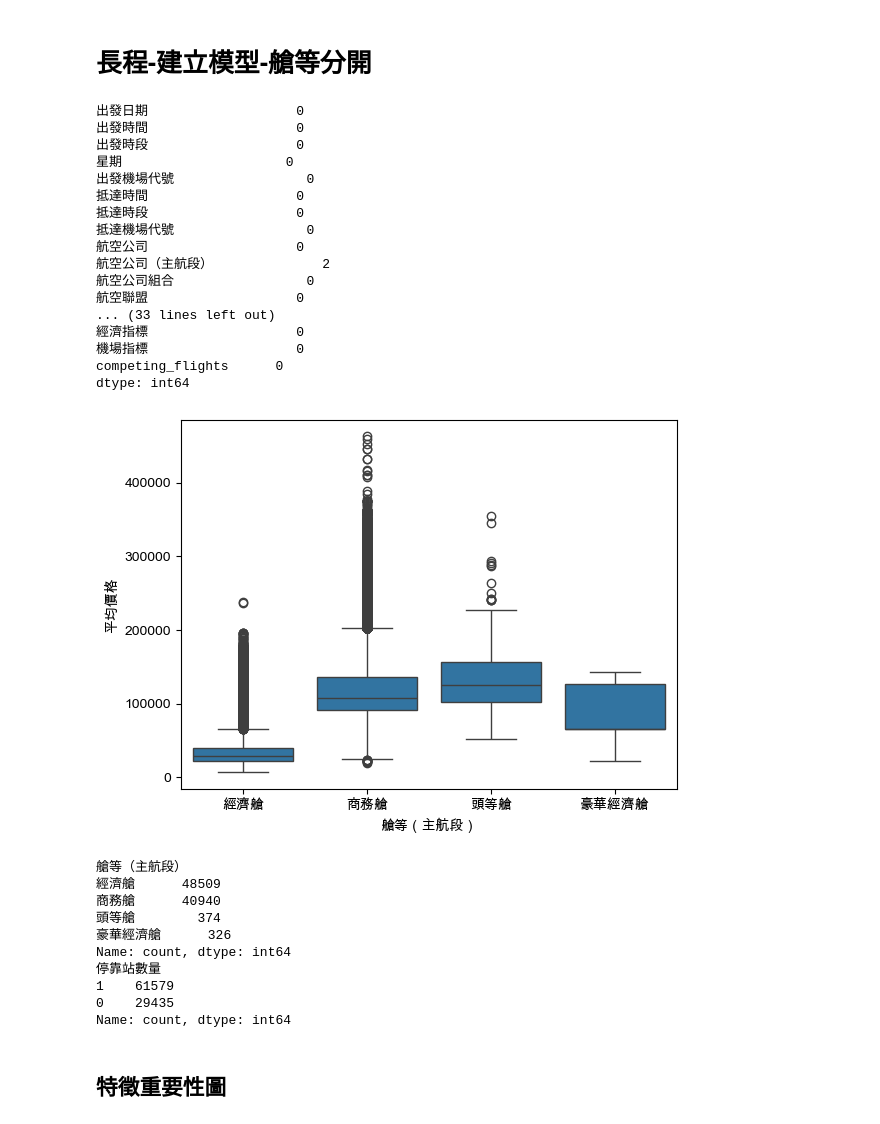
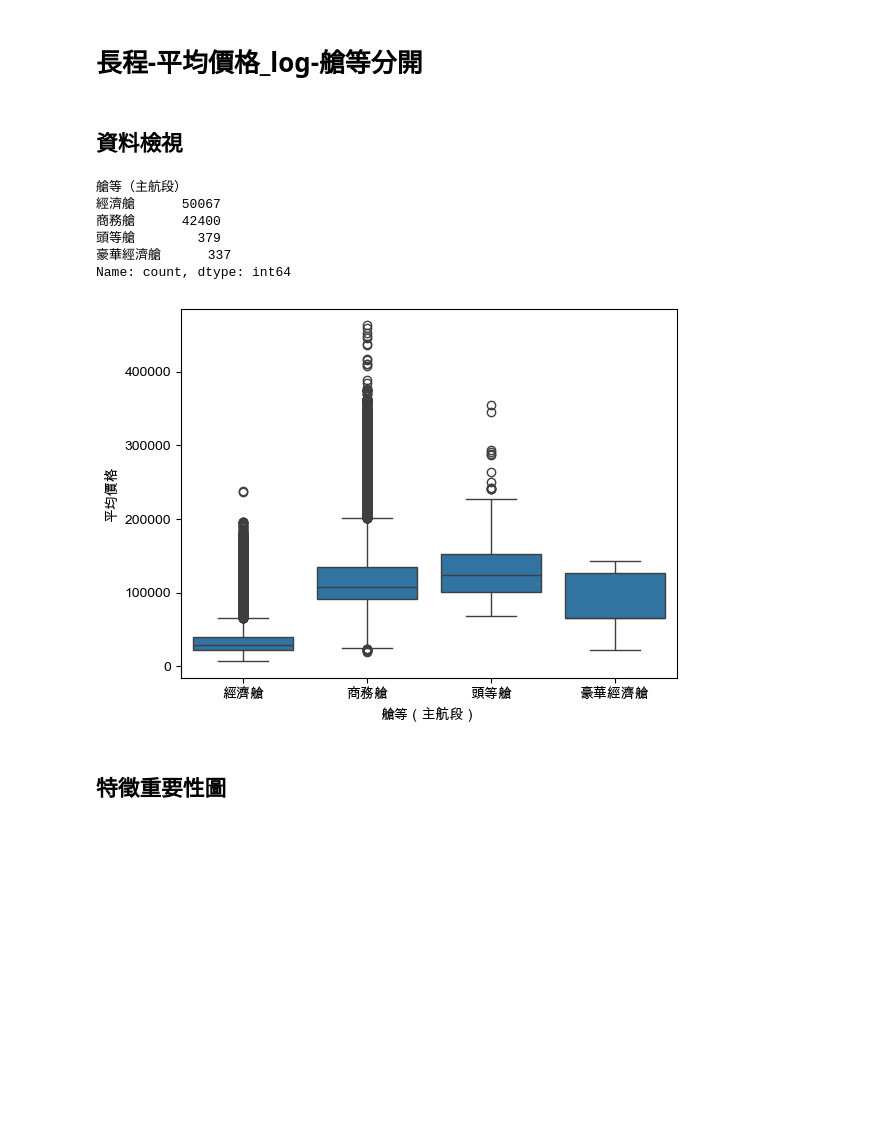
Before and after one commit to ching011500/flight_price, a Jupyter notebook: model/meanprice_long_flight_cabin.ipynb, the cells around one changed output. Drawn from its saved outputs; the diff is of its cells as text; code cells hidden in the pictures; blank space fills up the shorter version.

```diff
--- a/model/meanprice_long_flight_cabin.ipynb
+++ b/model/meanprice_long_flight_cabin.ipynb
@@ -1,59 +1,34 @@
 # %% [markdown]
-# 長程-建立模型-艙等分開
+# 長程-平均價格_log-艙等分開
+# %% [markdown]
+## 資料檢視
 # %%
 import pandas as pd
 import matplotlib.pyplot as plt
 import seaborn as sns
 
 # 繁體中文設定
 plt.rcParams['font.sans-serif'] = ['Arial Unicode MS']
 plt.rcParams['axes.unicode_minus'] = False
 
 # 讀取數據
-file_path = '/Users/yuchingchen/Documents/專題/cleaned_data/long_flight_final.csv'
+file_path = '/Users/yuchingchen/Documents/專題/cleaned_data/long_flight.csv'
 data = pd.read_csv(file_path)
 
-# 檢查是否有缺失值
-print(data.isnull().sum())
+# 顯示艙等（主航段）各個數量
+print(data['艙等（主航段）'].value_counts())
 
 # 顯示上列ㄉ盒型圖
 sns.boxplot(x='艙等（主航段）', y='平均價格', data=data)
 plt.show()
-
-# 顯示艙等（主航段）各個數量
-print(data['艙等（主航段）'].value_counts())
-
-# 顯示停靠站數量其各個數量
-print(data['停靠站數量'].value_counts())
 # %% [output]
-出發日期                   0
-出發時間                   0
-出發時段                   0
-星期                     0
-出發機場代號                 0
-抵達時間                   0
-抵達時段                   0
-抵達機場代號                 0
-航空公司                   0
-航空公司（主航段）              2
-航空公司組合                 0
-航空聯盟                   0
-... (33 lines left out)
-經濟指標                   0
-機場指標                   0
-competing_flights      0
-dtype: int64
+艙等（主航段）
+經濟艙      50067
+商務艙      42400
+頭等艙        379
+豪華經濟艙      337
+Name: count, dtype: int64
-[figure, old version]
+[figure, new version]
-艙等（主航段）
-經濟艙      48509
-商務艙      40940
-頭等艙        374
-豪華經濟艙      326
-Name: count, dtype: int64
-停靠站數量
-1    61579
-0    29435
-Name: count, dtype: int64
 # %% [markdown]
 ## 特徵重要性圖
 # %%
```
Also changed, not shown: parts of 3 cells of this notebook, 57 other files.
